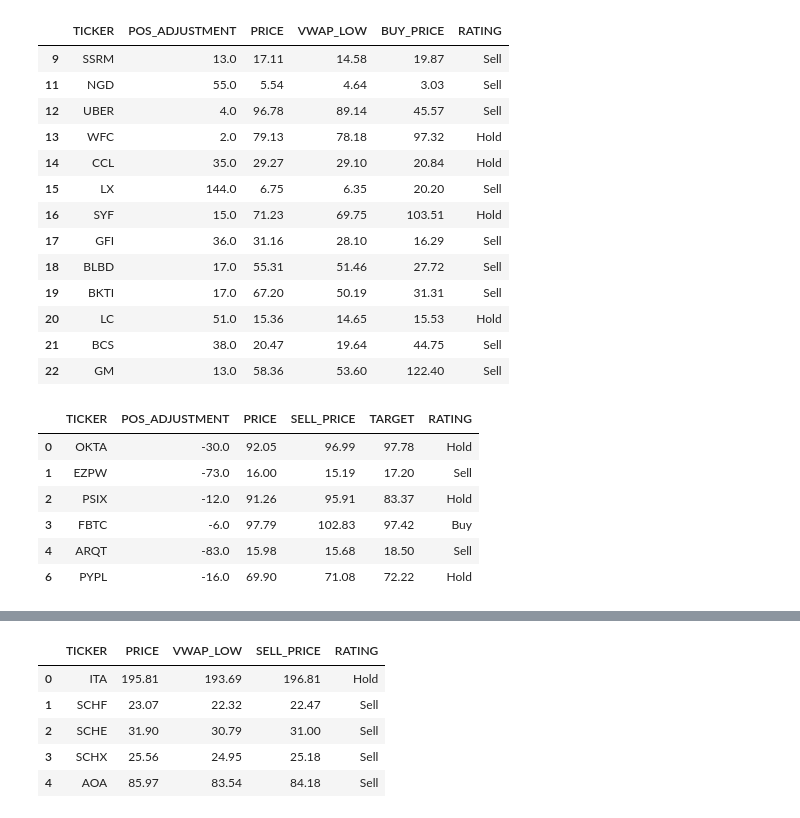
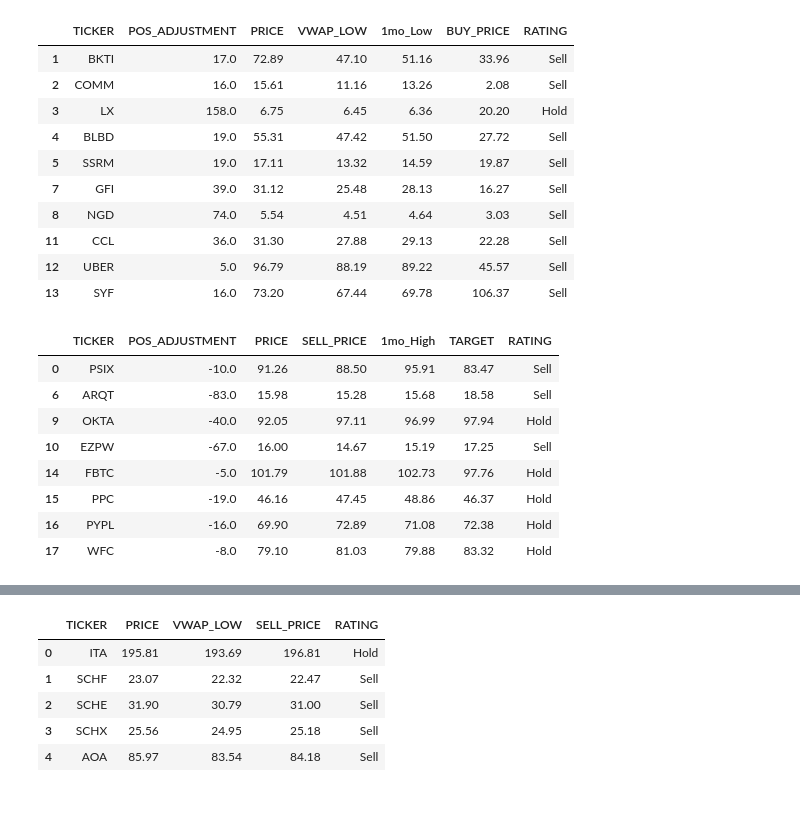
Before and after one commit to cb19weber/401k_optimize, a Jupyter notebook: docs/investment_analytics.ipynb, the cells around one changed output, grey strips where cells are left out. Saved outputs shown, nothing was run; the diff lists cells and outputs as text; code cells hidden in the pictures.

```diff
--- a/docs/investment_analytics.ipynb
+++ b/docs/investment_analytics.ipynb
@@ -453,12 +492,17 @@ def buys_and_sells_tables(portfolio_df):
 final_portfolio_columns = ['TICKER', 'QUANT_RATING', 'TOTAL_QUANTITY', 'AVG_PURCHASE_PRICE',
                            'TOTAL_COST', 'PRICE', 'VALUE', 'TOTAL_RETURN', 'ROI']
 # %%
+alpha_historical_return = 2.1
+
 ira_cash = 47980.57
 ira_historical_return = 0.9995
 
 brokerage_cash = 7932.82
 brokerage_historical_return = 0.4687
 
+joint_cash = 13000
+joint_historical_return = 0
+
 york_401k_cash = 2995.76
 # %%
 ira_portfolio_df = build_portfolio_df(ira_df, api_key, margin_of_safety=.975, vwap_days=63,
@@ -550,7 +571,10 @@ ira_portfolio_df[final_portfolio_columns]
 # %%
 time.sleep(300)
 # %%
-brokerage_portfolio_df = build_portfolio_df(brokerage_df, api_key, margin_of_safety=.999, vwap_days=21,
+brokerage_portfolio_df = build_portfolio_df(brokerage_df, api_key, margin_of_safety=.975, vwap_days=42,
                                       historical_return=ira_historical_return, price_limit=True,
+                                      historical_alpha=alpha_historical_return,
                                       inception_date=pd.to_datetime("12-26-2023", format="%m-%d-%Y"),
                                       cash_pos=brokerage_cash)
+time.sleep(60)
+brokerage_buys, brokerage_sells = buys_and_sells_tables(brokerage_portfolio_df)
@@ -578,30 +585,29 @@ brokerage_buys_final, brokerage_sells_final = buys_and_sells_tables(brokerage_po
 # %%
-brokerage_buys_final
+brokerage_buys
 # %% [output]
-|  | TICKER | POS_ADJUSTMENT | PRICE | VWAP_LOW | BUY_PRICE | RATING |
-| 9 | SSRM | 13.0 | 17.11 | 14.58 | 19.87 | Sell |
-| 11 | NGD | 55.0 | 5.54 | 4.64 | 3.03 | Sell |
-| 12 | UBER | 4.0 | 96.78 | 89.14 | 45.57 | Sell |
-| 13 | WFC | 2.0 | 79.13 | 78.18 | 97.32 | Hold |
-| 14 | CCL | 35.0 | 29.27 | 29.10 | 20.84 | Hold |
-| 15 | LX | 144.0 | 6.75 | 6.35 | 20.20 | Sell |
-| 16 | SYF | 15.0 | 71.23 | 69.75 | 103.51 | Hold |
-| 17 | GFI | 36.0 | 31.16 | 28.10 | 16.29 | Sell |
-| 18 | BLBD | 17.0 | 55.31 | 51.46 | 27.72 | Sell |
-| 19 | BKTI | 17.0 | 67.20 | 50.19 | 31.31 | Sell |
-| 20 | LC | 51.0 | 15.36 | 14.65 | 15.53 | Hold |
-| 21 | BCS | 38.0 | 20.47 | 19.64 | 44.75 | Sell |
-| 22 | GM | 13.0 | 58.36 | 53.60 | 122.40 | Sell |
+|  | TICKER | POS_ADJUSTMENT | PRICE | VWAP_LOW | 1mo_Low | BUY_PRICE | RATING |
+| 1 | BKTI | 17.0 | 72.89 | 47.10 | 51.16 | 33.96 | Sell |
+| 2 | COMM | 16.0 | 15.61 | 11.16 | 13.26 | 2.08 | Sell |
+| 3 | LX | 158.0 | 6.75 | 6.45 | 6.36 | 20.20 | Hold |
+| 4 | BLBD | 19.0 | 55.31 | 47.42 | 51.50 | 27.72 | Sell |
+| 5 | SSRM | 19.0 | 17.11 | 13.32 | 14.59 | 19.87 | Sell |
+| 7 | GFI | 39.0 | 31.12 | 25.48 | 28.13 | 16.27 | Sell |
+| 8 | NGD | 74.0 | 5.54 | 4.51 | 4.64 | 3.03 | Sell |
+| 11 | CCL | 36.0 | 31.30 | 27.88 | 29.13 | 22.28 | Sell |
+| 12 | UBER | 5.0 | 96.79 | 88.19 | 89.22 | 45.57 | Sell |
+| 13 | SYF | 16.0 | 73.20 | 67.44 | 69.78 | 106.37 | Sell |
 # %%
-brokerage_sells_final
+brokerage_sells
 # %% [output]
-|  | TICKER | POS_ADJUSTMENT | PRICE | SELL_PRICE | TARGET | RATING |
-| 0 | OKTA | -30.0 | 92.05 | 96.99 | 97.78 | Hold |
-| 1 | EZPW | -73.0 | 16.00 | 15.19 | 17.20 | Sell |
-| 2 | PSIX | -12.0 | 91.26 | 95.91 | 83.37 | Hold |
-| 3 | FBTC | -6.0 | 97.79 | 102.83 | 97.42 | Buy |
-| 4 | ARQT | -83.0 | 15.98 | 15.68 | 18.50 | Sell |
-| 6 | PYPL | -16.0 | 69.90 | 71.08 | 72.22 | Hold |
+|  | TICKER | POS_ADJUSTMENT | PRICE | SELL_PRICE | 1mo_High | TARGET | RATING |
+| 0 | PSIX | -10.0 | 91.26 | 88.50 | 95.91 | 83.47 | Sell |
+| 6 | ARQT | -83.0 | 15.98 | 15.28 | 15.68 | 18.58 | Sell |
+| 9 | OKTA | -40.0 | 92.05 | 97.11 | 96.99 | 97.94 | Hold |
+| 10 | EZPW | -67.0 | 16.00 | 14.67 | 15.19 | 17.25 | Sell |
+| 14 | FBTC | -5.0 | 101.79 | 101.88 | 102.73 | 97.76 | Hold |
+| 15 | PPC | -19.0 | 46.16 | 47.45 | 48.86 | 46.37 | Hold |
+| 16 | PYPL | -16.0 | 69.90 | 72.89 | 71.08 | 72.38 | Hold |
+| 17 | WFC | -8.0 | 79.10 | 81.03 | 79.88 | 83.32 | Hold |
 # %%
 brokerage_portfolio_df[final_portfolio_columns]
 # %% [output]
```
Also changed, not shown: parts of 21 cells of this notebook.
